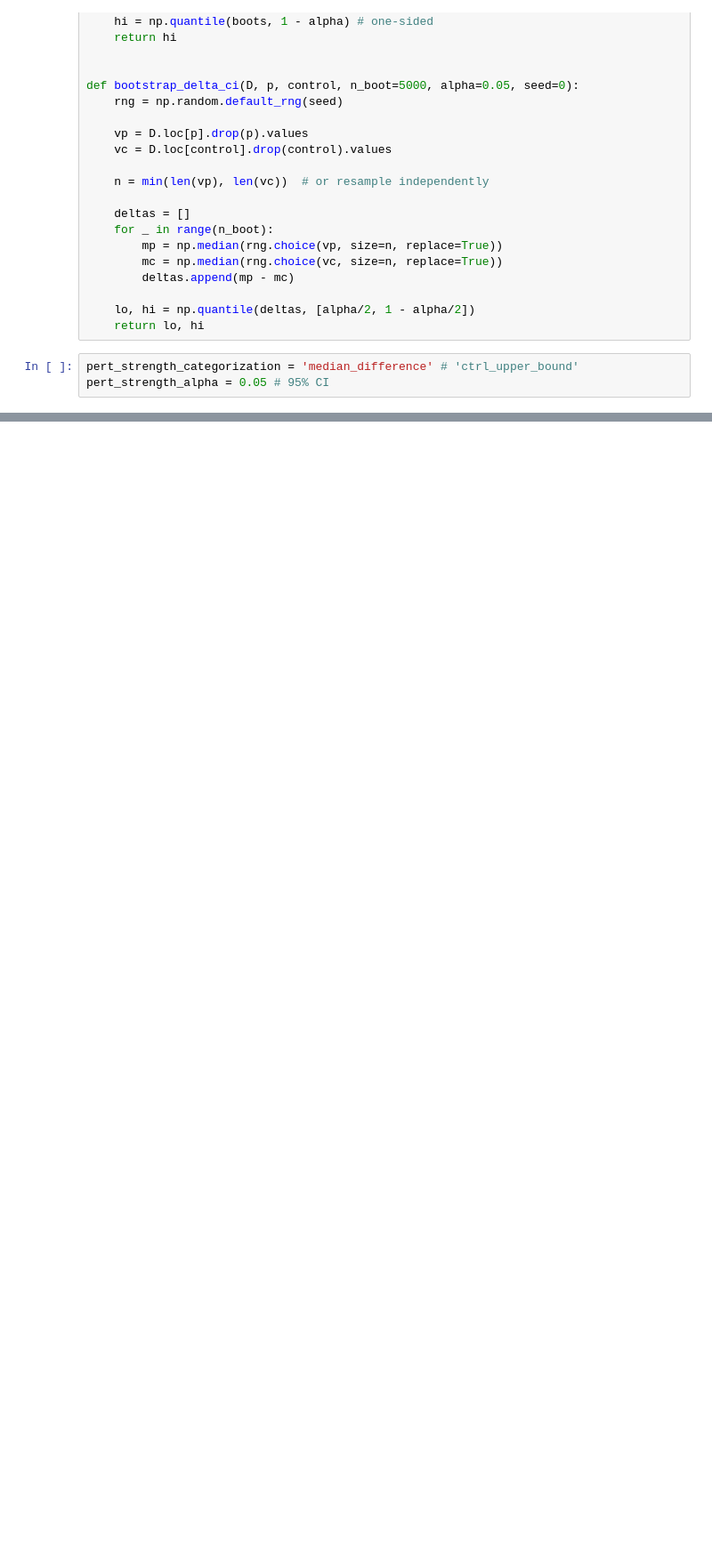
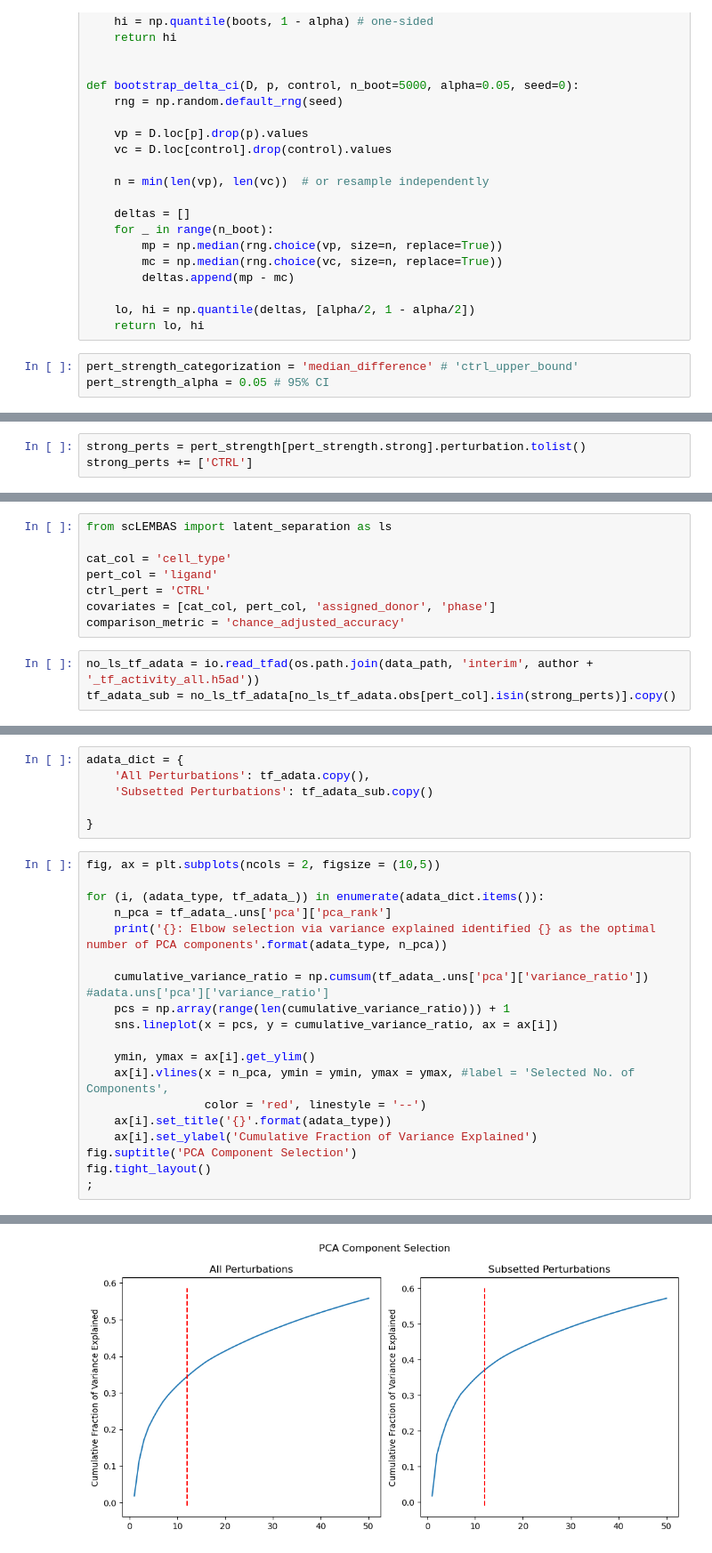
Before and after one commit to hmbaghdassarian/scLEMBAS, a Jupyter notebook: notebooks/McCauley_2024/02_subset_perturbations.ipynb, the cells around one changed output, grey strips where cells are left out. Shown at 89% size. Cells and saved outputs as stored; diff of their text form; blank space fills up the shorter version.

Commit message:
formalizing Kang and McCauley through data splitting

```diff
--- a/notebooks/McCauley_2024/02_subset_perturbations.ipynb
+++ b/notebooks/McCauley_2024/02_subset_perturbations.ipynb
@@ -172,0 +143,3 @@ io.write_tfad(tf_adata,
+# %%
+strong_perts = pert_strength[pert_strength.strong].perturbation.tolist()
+strong_perts += ['CTRL']
@@ -172,0 +148,11 @@ io.write_tfad(tf_adata,
+# %%
+from scLEMBAS import latent_separation as ls
+
+cat_col = 'cell_type'
+pert_col = 'ligand'
+ctrl_pert = 'CTRL'
+covariates = [cat_col, pert_col, 'assigned_donor', 'phase']
+comparison_metric = 'chance_adjusted_accuracy'
+# %%
+no_ls_tf_adata = io.read_tfad(os.path.join(data_path, 'interim', author + '_tf_activity_all.h5ad'))
+tf_adata_sub = no_ls_tf_adata[no_ls_tf_adata.obs[pert_col].isin(strong_perts)].copy()
@@ -172,0 +191,26 @@ io.write_tfad(tf_adata,
+# %%
+adata_dict = {
+    'All Perturbations': tf_adata.copy(),
+    'Subsetted Perturbations': tf_adata_sub.copy()
+
+}
+# %%
+fig, ax = plt.subplots(ncols = 2, figsize = (10,5))
+
+for (i, (adata_type, tf_adata_)) in enumerate(adata_dict.items()):
+    n_pca = tf_adata_.uns['pca']['pca_rank']
+    print('{}: Elbow selection via variance explained identified {} as the optimal number of PCA components'.format(adata_type, n_pca))
+
+    cumulative_variance_ratio = np.cumsum(tf_adata_.uns['pca']['variance_ratio']) #adata.uns['pca']['variance_ratio']
+    pcs = np.array(range(len(cumulative_variance_ratio))) + 1
+    sns.lineplot(x = pcs, y = cumulative_variance_ratio, ax = ax[i])
+
+    ymin, ymax = ax[i].get_ylim()
+    ax[i].vlines(x = n_pca, ymin = ymin, ymax = ymax, #label = 'Selected No. of Components',
+                 color = 'red', linestyle = '--')
+    ax[i].set_title('{}'.format(adata_type))
+    ax[i].set_ylabel('Cumulative Fraction of Variance Explained')
+fig.suptitle('PCA Component Selection')
+fig.tight_layout()
+;
+# %% [output]
@@ -172,0 +220 @@ io.write_tfad(tf_adata,
+[figure, added]
```
Also changed, not shown: parts of 35 cells of this notebook, 12 other files.
